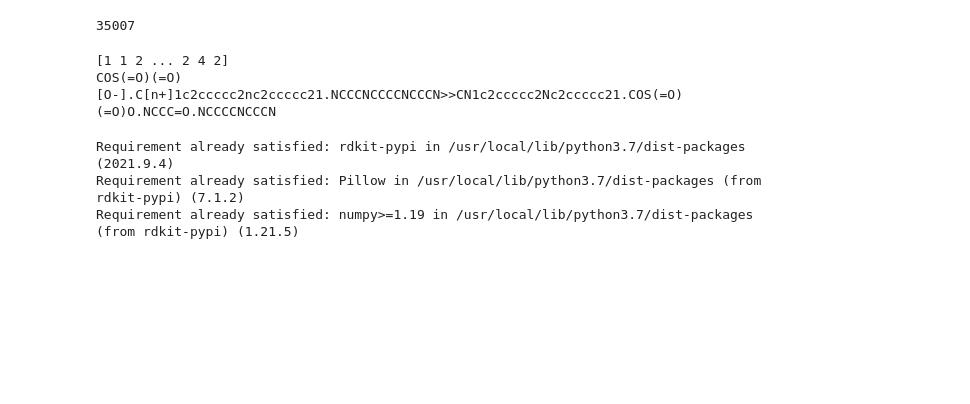
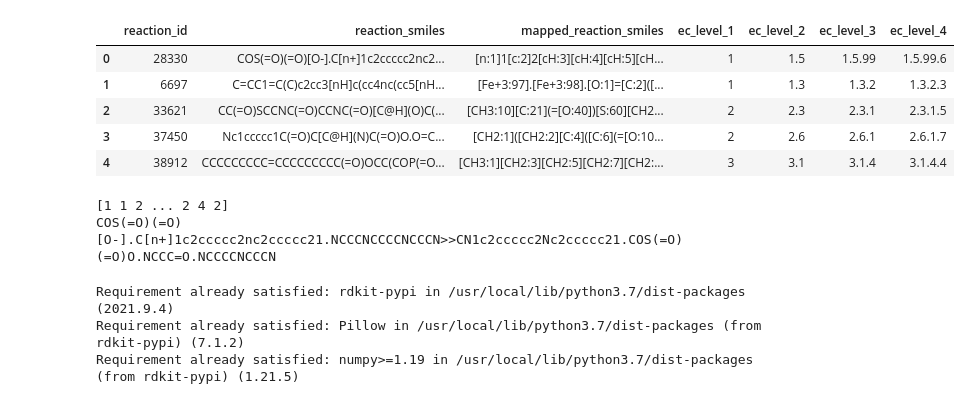
Before and after one commit to lucasichen/chem-challenge, a Jupyter notebook: chem.ipynb, the cells around one changed output. Saved outputs shown, nothing was run; the diff lists cells and outputs as text; code cells hidden in the pictures; blank space fills up the shorter version.

```diff
--- a/chem.ipynb
+++ b/chem.ipynb
@@ -22,7 +22,11 @@ embedding = tokenizer.encode_plus(smiles)
 df = pd.read_csv('https://raw.githubusercontent.com/magarveylab/ec_chem_machacks2/main/datasets/reaction_train_dataset.csv')
 # %%
 df.head(5)
-len(df)
 # %% [output]
-35007
+|  | reaction_id | reaction_smiles | mapped_reaction_smiles | ec_level_1 | ec_level_2 | ec_level_3 | ec_level_4 |
+| 0 | 28330 | COS(=O)(=O)[O-].C[n+]1c2ccccc2nc2... | [n:1]1[c:2]2[cH:3][cH:4][cH:5][cH... | 1 | 1.5 | 1.5.99 | 1.5.99.6 |
+| 1 | 6697 | C=CC1=C(C)c2cc3[nH]c(cc4nc(cc5[nH... | [Fe+3:97].[Fe+3:98].[O:1]=[C:2]([... | 1 | 1.3 | 1.3.2 | 1.3.2.3 |
+| 2 | 33621 | CC(=O)SCCNC(=O)CCNC(=O)[C@H](O)C(... | [CH3:10][C:21](=[O:40])[S:60][CH2... | 2 | 2.3 | 2.3.1 | 2.3.1.5 |
+| 3 | 37450 | Nc1ccccc1C(=O)C[C@H](N)C(=O)O.O=C... | [CH2:1]([CH2:2][C:4]([C:6](=[O:10... | 2 | 2.6 | 2.6.1 | 2.6.1.7 |
+| 4 | 38912 | CCCCCCCCC=CCCCCCCCC(=O)OCC(COP(=O... | [CH3:1][CH2:3][CH2:5][CH2:7][CH2:... | 3 | 3.1 | 3.1.4 | 3.1.4.4 |
 # %%
```
Also changed, not shown: parts of 7 cells of this notebook.
